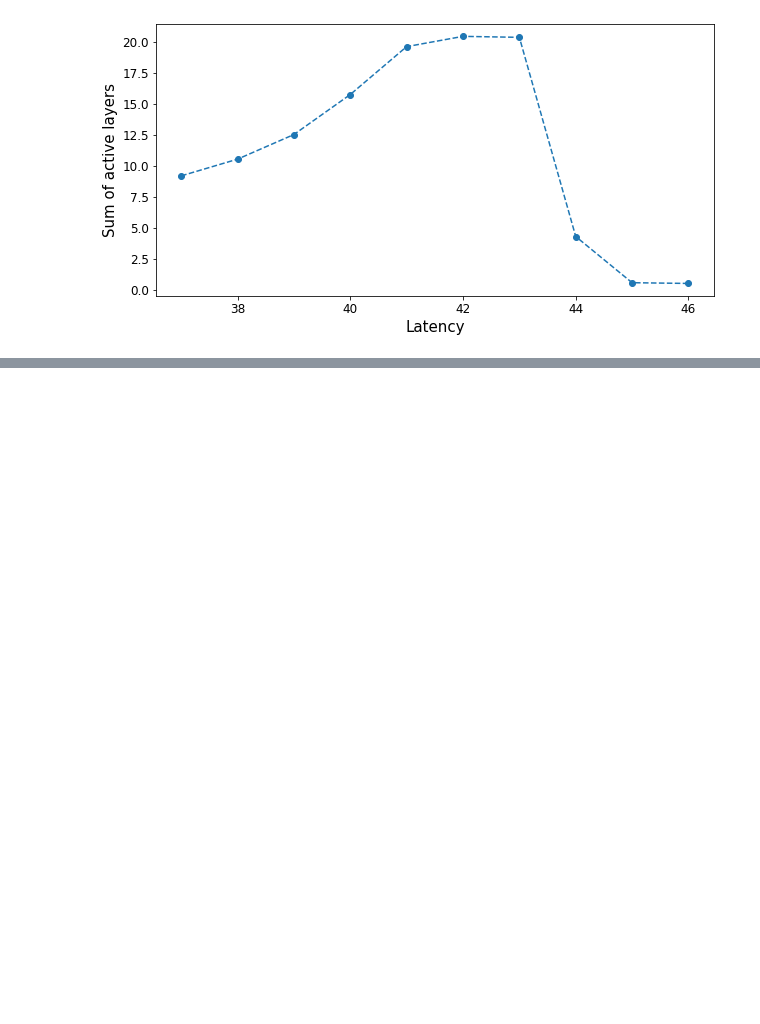
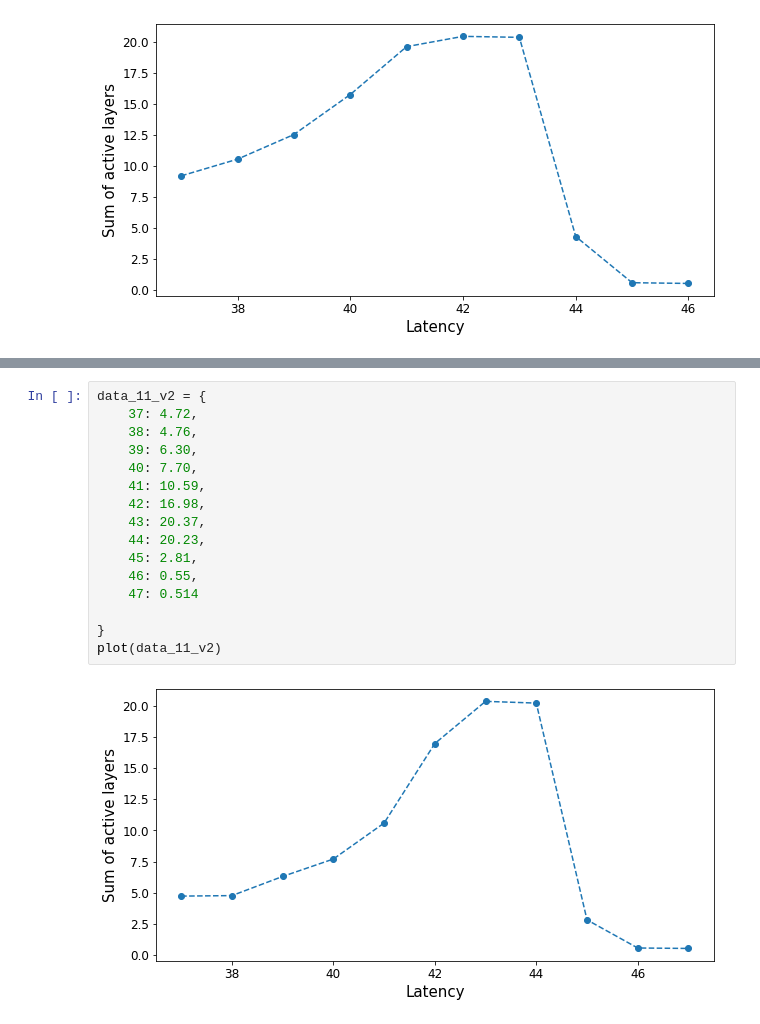
Before and after one commit to chiaramaccani/two_cryst_sim, a Jupyter notebook: TFT_analysis.ipynb, the cells around one changed output, grey strips where cells are left out. Drawn from its saved outputs; the diff is of its cells as text; blank space fills up the shorter version.

```diff
--- a/TFT_analysis.ipynb
+++ b/TFT_analysis.ipynb
@@ -76,0 +97,18 @@ plot(data_09)
+# %%
+data_11_v2 = {
+    37: 4.72,
+    38: 4.76,
+    39: 6.30,
+    40: 7.70,
+    41: 10.59,
+    42: 16.98,
+    43: 20.37,
+    44: 20.23,
+    45: 2.81,
+    46: 0.55,
+    47: 0.514
+
+}
+plot(data_11_v2)
+# %% [output]
+[figure, added]
```
Also changed, not shown: parts of 2 cells of this notebook.
